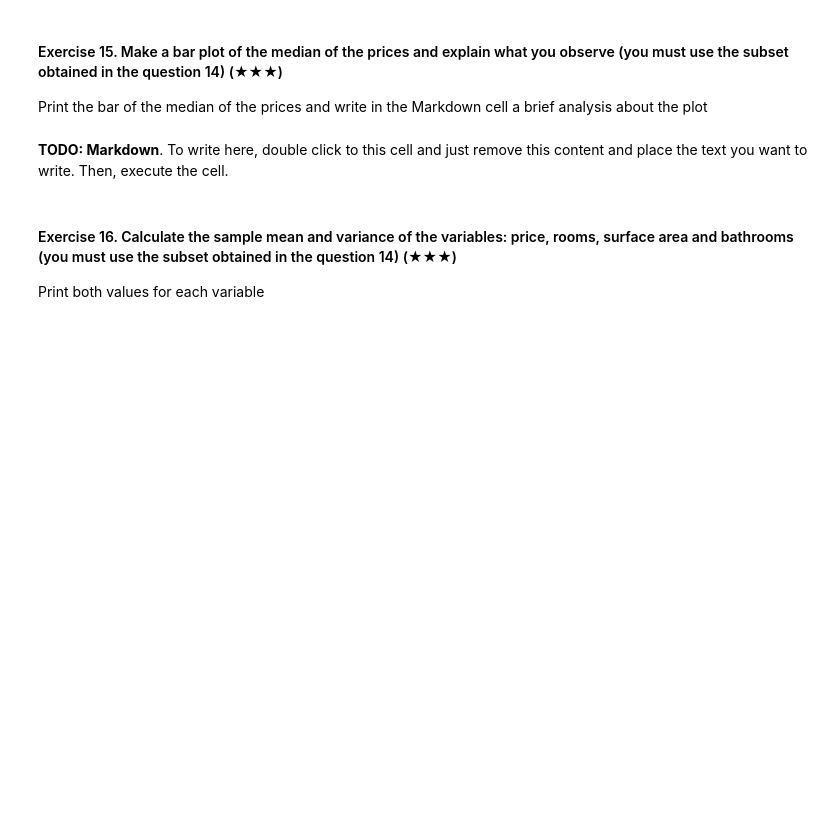
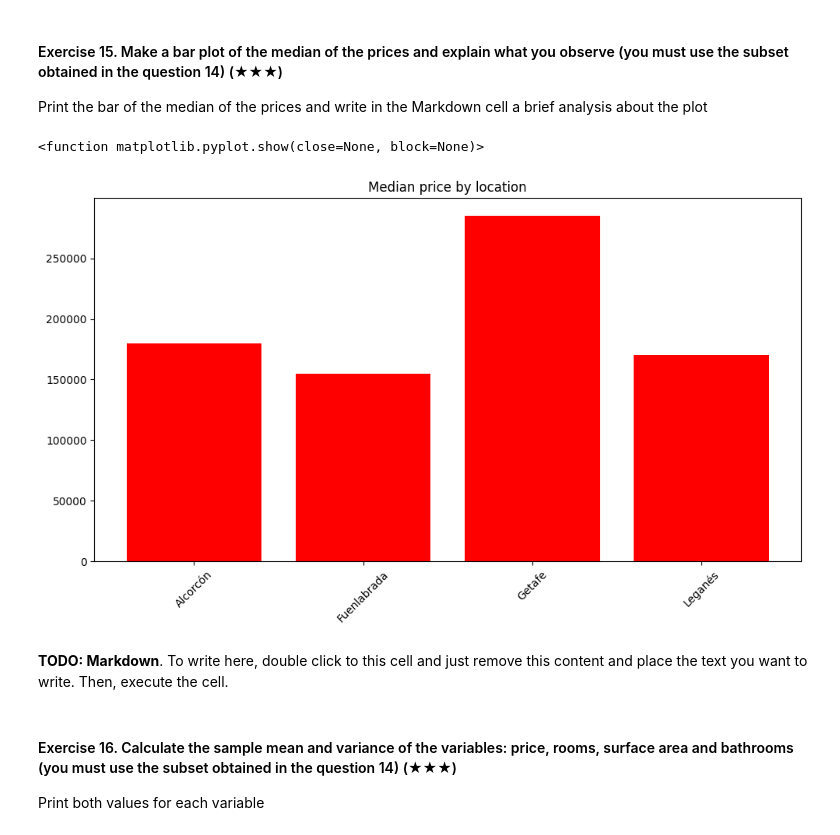
Before and after one commit to Skcodingacademy/realestate-datacleanup-exercise, a Jupyter notebook: project.ipynb, the cells around one changed output. Cells and saved outputs as stored; diff of their text form; code cells hidden in the pictures; blank space fills up the shorter version.

```diff
--- a/project.ipynb
+++ b/project.ipynb
@@ -203,4 +336,6 @@ Print both the population and the number of houses
 
 Hint: Filter the original DataFrame using the column `level5` and the function `isin`
 # %%
-# TODO
+southBeltPopluations = [ "Fuenlabrada", "Leganés", "Getafe", "Alcorcón" ]
+southBelt = ds[ds['level5'].isin(southBeltPopluations)]
+print(southBelt)
@@ -209,7 +362,23 @@ Hint: Filter the original DataFrame using the column `level5` and the function `
 
 Print the bar of the median of the prices and write in the Markdown cell a brief analysis about the plot
 # %%
-# TODO: Code
+import matplotlib.pylab as plt
+
+southBeltMedian = southBelt.groupby('level5')['price'].median().reset_index()
+
+
+plt.figure(figsize=(10,6))
+plt.bar(southBeltMedian['level5'], southBeltMedian['price'], color = 'red')
+
+plt.xlabel = ('Populations')
+plt.ylabel = ('Median of Prices')
+plt.title ('Median price by location')
+plt.xticks(rotation=45)
+plt.tight_layout()
+plt.show
+# %% [output]
+<function matplotlib.pyplot.show(close=None, block=None)>
+[figure, added]
 # %% [markdown]
 **TODO: Markdown**. To write here, double click to this cell and just remove this content and place the text you want to write. Then, execute the cell.
 # %% [markdown]
```
Also changed, not shown: parts of 20 cells of this notebook.
